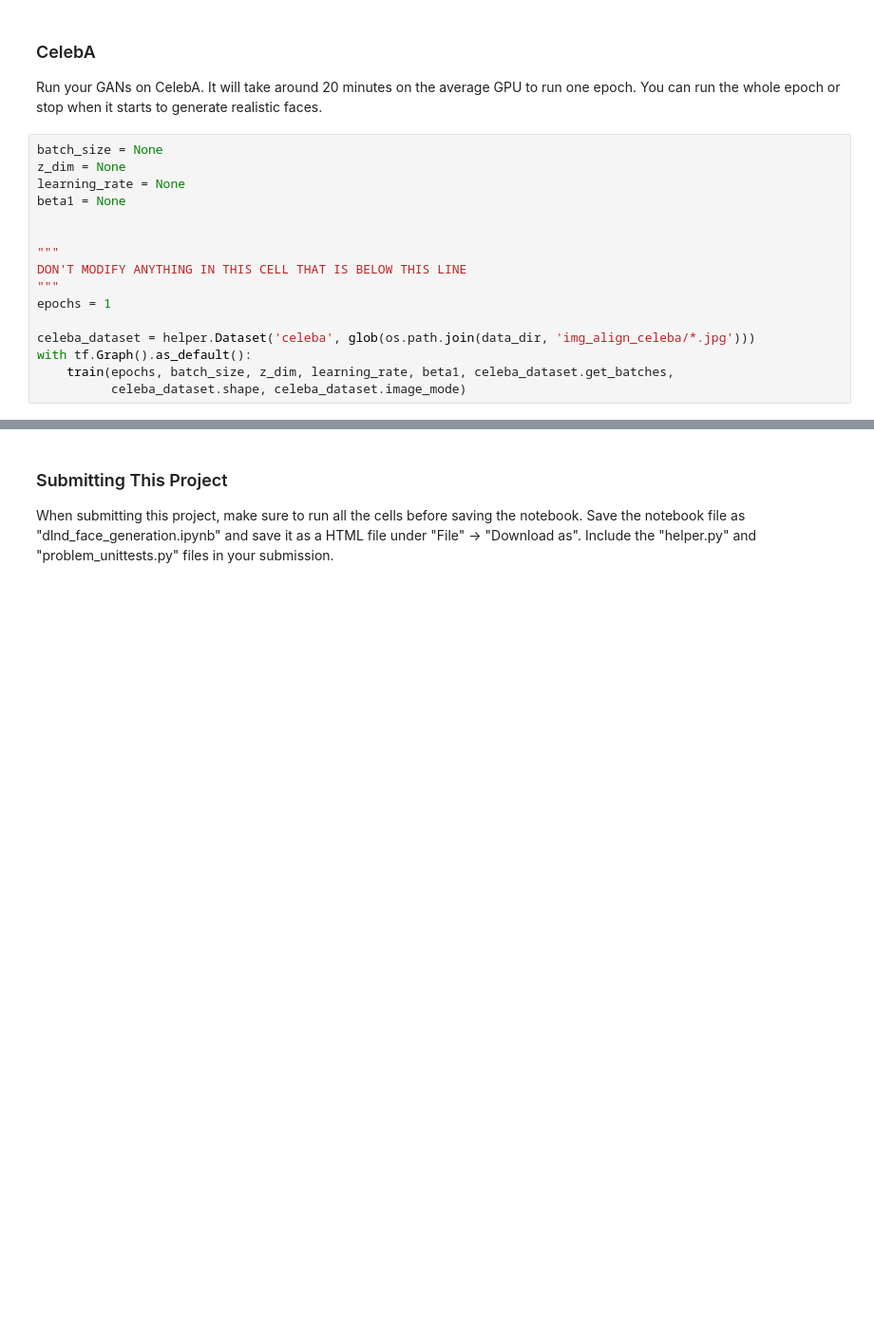
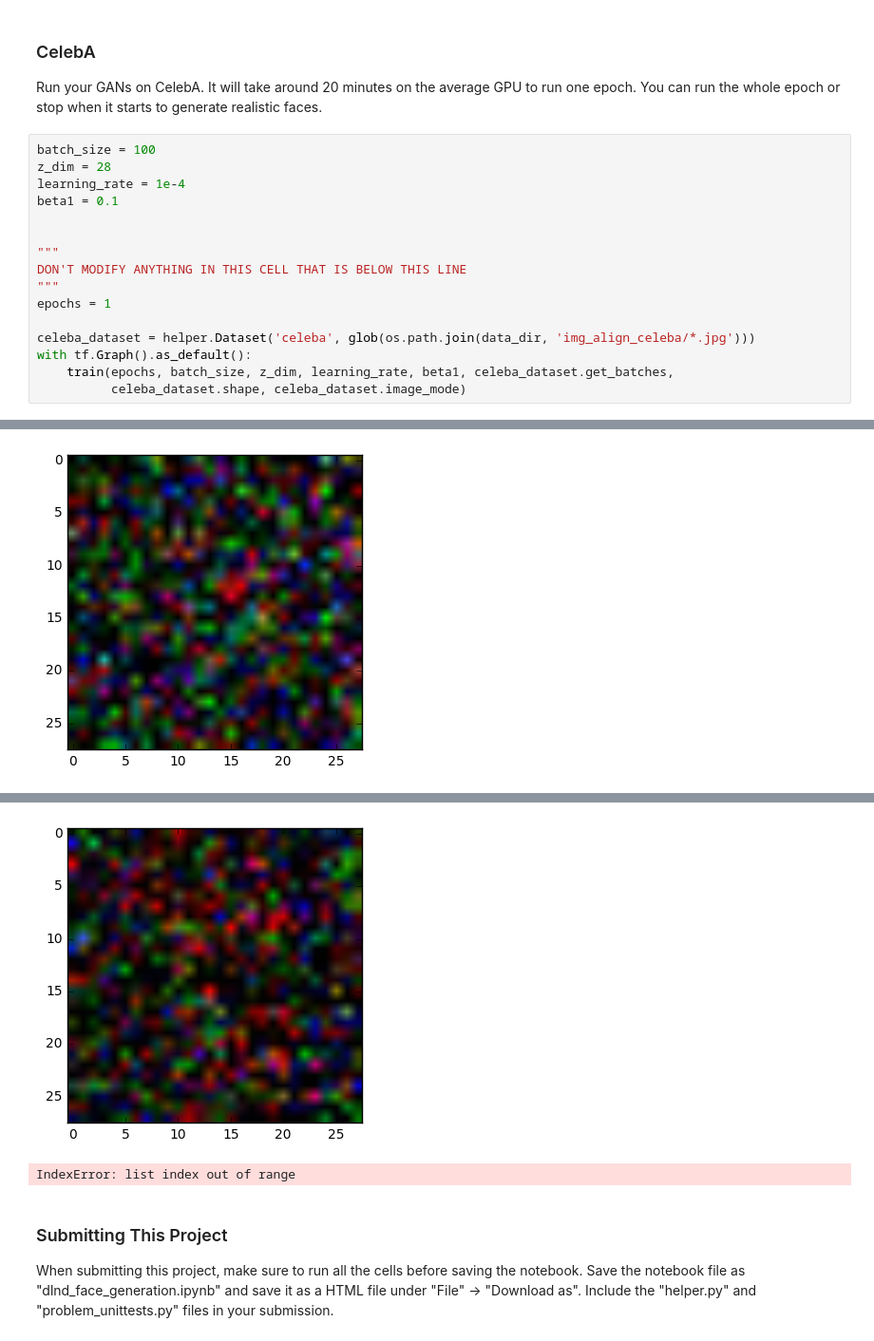
Before and after one commit to dmonn/GAN-face-generator, a Jupyter notebook: dlnd_face_generation.ipynb, the cells around one changed output, grey strips where cells are left out. Shown at 95% size. Saved outputs shown, nothing was run; the diff lists cells and outputs as text; blank space fills up the shorter version.

```diff
--- a/dlnd_face_generation.ipynb
+++ b/dlnd_face_generation.ipynb
@@ -335,10 +391,10 @@ with tf.Graph().as_default():
 ### CelebA
 Run your GANs on CelebA.  It will take around 20 minutes on the average GPU to run one epoch.  You can run the whole epoch or stop when it starts to generate realistic faces.
 # %%
-batch_size = None
-z_dim = None
-learning_rate = None
-beta1 = None
+batch_size = 100
+z_dim = 28
+learning_rate = 1e-4
+beta1 = 0.1
 
 
 """
@@ -350,3 +406,4 @@ celeba_dataset = helper.Dataset('celeba', glob(os.path.join(data_dir, 'img_align
 with tf.Graph().as_default():
     train(epochs, batch_size, z_dim, learning_rate, beta1, celeba_dataset.get_batches,
           celeba_dataset.shape, celeba_dataset.image_mode)
+# %% [output]
@@ -352,0 +411 @@ with tf.Graph().as_default():
+[figure, added]
@@ -353,3 +413,5 @@ with tf.Graph().as_default():
+[figure, added]
+IndexError: list index out of range
 # %% [markdown]
 ### Submitting This Project
 When submitting this project, make sure to run all the cells before saving the notebook. Save the notebook file as "dlnd_face_generation.ipynb" and save it as a HTML file under "File" -> "Download as". Include the "helper.py" and "problem_unittests.py" files in your submission.
```
Also changed, not shown: parts of 7 cells of this notebook, 2 other files.
